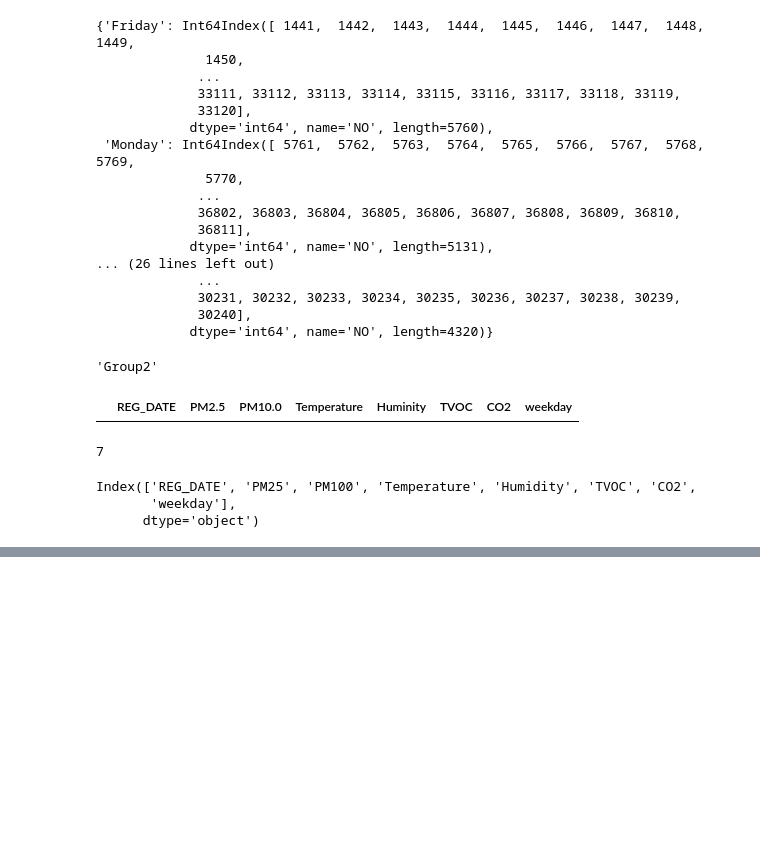
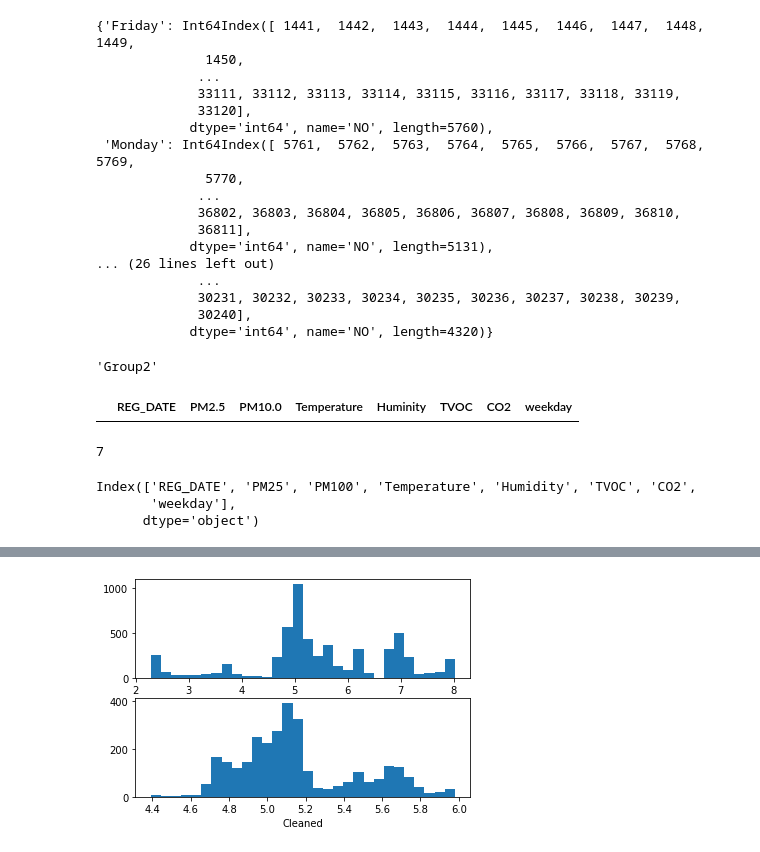
Before and after one commit to iceman67/DataAnalysis, a Jupyter notebook: 12wk-EDA_pandas-AirQuality/GroupByWeekday.ipynb, the cells around one changed output, grey strips where cells are left out. Saved outputs shown, nothing was run; the diff lists cells and outputs as text; code cells hidden in the pictures; blank space fills up the shorter version.

```diff
--- a/12wk-EDA_pandas-AirQuality/GroupByWeekday.ipynb
+++ b/12wk-EDA_pandas-AirQuality/GroupByWeekday.ipynb
@@ -185,0 +258,19 @@ Text(0.5, 1.0, 'Sunday Humidity')
+# %%
+filtered = df_weekend[~is_outlier(df_weekend['CO2'])]
+filtered1 = df_workday[~is_outlier(df_workday['CO2'])]
+# %%
+buckets=30
+sensor_name = 'CO2'
+plt.figure()
+
+plt.subplot(211)
+plt.hist(df_weekend[sensor_name], buckets)
+plt.xlabel('Raw')
+
+plt.subplot(212)
+plt.hist(filtered[sensor_name], buckets)
+plt.xlabel('Cleaned')
+
+plt.show()
+# %% [output]
+[figure, added]
```
Also changed, not shown: parts of 12 cells of this notebook, 2 other files.
